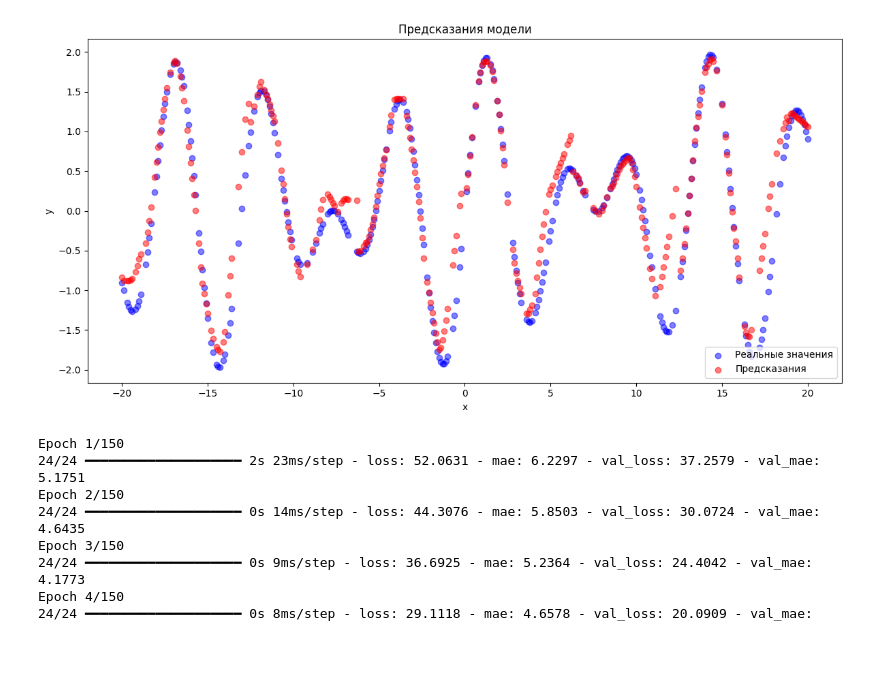
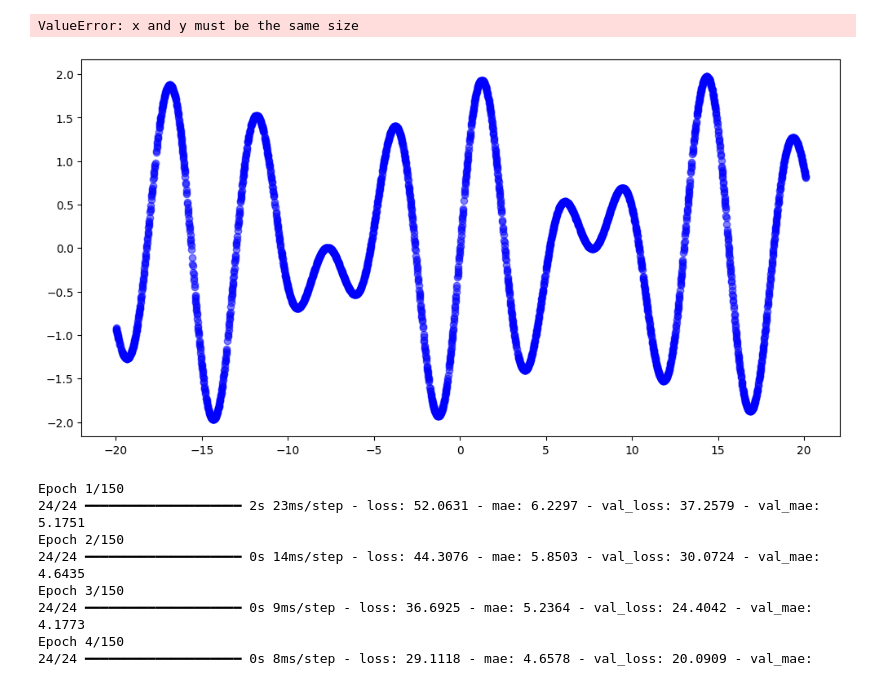
Before and after one commit to RedCross321/ai_labs, a Jupyter notebook: 5.ipynb, the cells around one changed output. Cells and saved outputs as stored; diff of their text form; code cells hidden in the pictures; blank space fills up the shorter version.

```diff
--- a/5.ipynb
+++ b/5.ipynb
@@ -6,7 +8,7 @@ from keras.models import Sequential, Model
 from keras.layers import Dense, concatenate, Input, Concatenate
 from keras.optimizers import Adam
 
-X = np.arange(-20, 20.1, 0.1)
+X = np.arange(-20, 20.1, 0.01)
 y = np.sin(X) + np.sin(X * np.sqrt(2))
 
 T = np.floor(X / (2 * np.pi))
@@ -17,13 +19,8 @@ X = X.reshape(-1, 1)
 X_train1, X_test1, y_train1, y_test1 = train_test_split(X, y, test_size=0.25, random_state=13)
 
 model = Sequential([
-    Dense(400, activation='tanh', input_shape=(1,)),
-    Dense(128, activation='relu'),
-    Dense(128, activation='tanh'),
+    Dense(400, activation='relu', input_shape=(1,)),
     Dense(64, activation='relu'),
-    Dense(64, activation='tanh'),
-    Dense(32, activation='relu'),
-    Dense(32, activation='tanh'),
     Dense(32, activation='relu'),
     Dense(16, activation='relu'),
     Dense(1)
@@ -71,24 +67,23 @@ MAE на тестовой выборке: 0.988289654255
 # %%
 X_train2, X_test2, y_train2, y_test2 = train_test_split(X_features, y, test_size=0.25, random_state=13)
 
-modelA = Sequential([
-    Dense(64, activation='relu', input_shape=(2,)),
-    Dense(32, activation='relu'),
-    Dense(16, activation='relu'),
-    Dense(8, activation='relu'),
-    Dense(1)
-])
+in_A = Input((2,))
+lay = Dense(32, activation='relu')(in_A)
+lay = Dense(16, activation='relu')(lay)
+lay = Dense(8, activation='relu')(lay)
+out_A = Dense(1)(lay)
+model = Model(in_A, out_A)
 
-modelA.compile(loss='mse', optimizer='rmsprop', metrics=['mae'])
-history = modelA.fit(X_train2, y_train2,epochs=200,batch_size=10)
-train_loss = modelA.evaluate(X_train2, y_train2)
-test_loss = modelA.evaluate(X_test2, y_test2)
+model.compile(loss='mse', optimizer='rmsprop', metrics=['mae'])
+history = model.fit(X_train2, y_train2,epochs=200,batch_size=10)
+train_loss = model.evaluate(X_train2, y_train2)
+test_loss = model.evaluate(X_test2, y_test2)
 
-y_pred2 = modelA.predict(X_train2)
+y_pred2 = model.predict(X_test2)
 
 plt.figure(figsize=(12, 6))
 plt.scatter(X_train1, y_train2, color='blue', label='Реальные значения', alpha=0.5)
-plt.scatter(X_train1, y_pred2, color='red', label='Предсказания', alpha=0.5)
+plt.scatter(X_test2, y_pred2, color='red', label='Предсказания', alpha=0.5)
 plt.title('Предсказания модели')
 plt.xlabel('x')
 plt.ylabel('y')
@@ -117,4 +112,5 @@ Epoch 6/200
+ValueError: x and y must be the same size
-[figure, old version]
+[figure, new version]
 # %%
 X_trainT, X_testT, y_trainT, y_testT = train_test_split(X, T, test_size=0.25, random_state=13)
 
```
Also changed, not shown: parts of 5 cells of this notebook.
